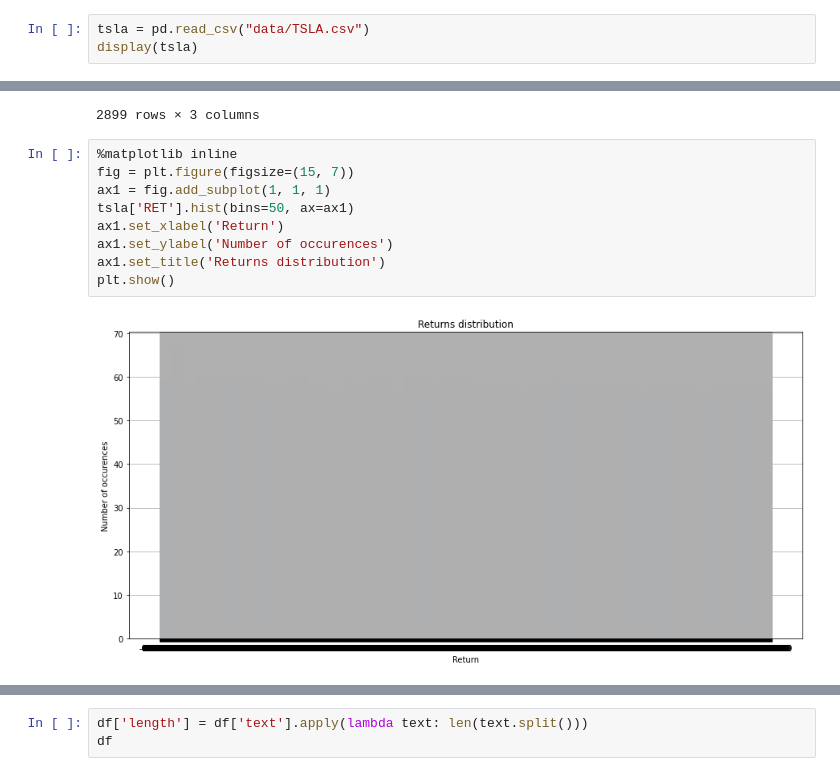
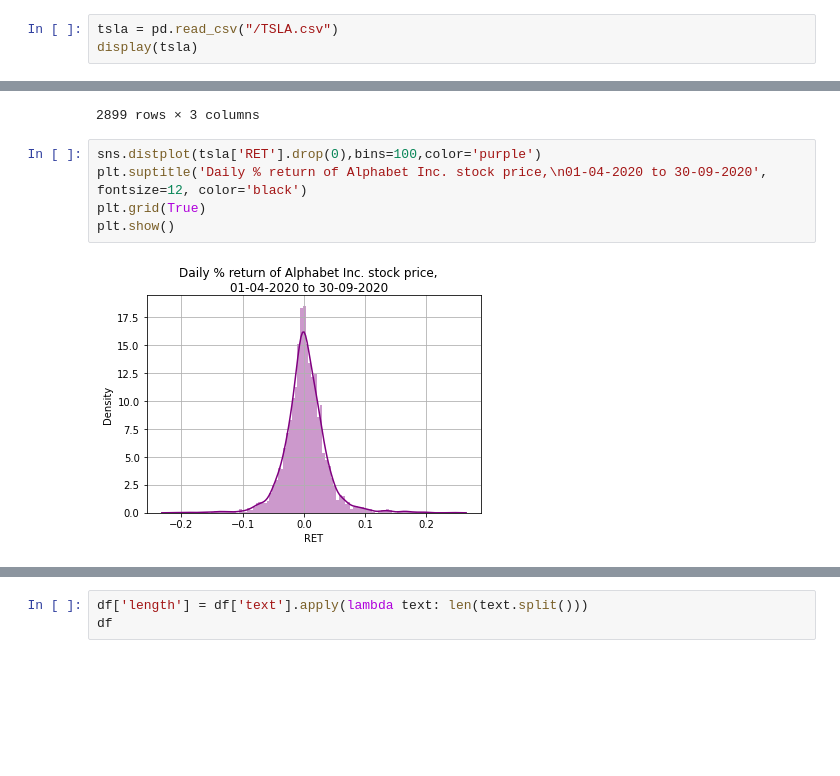
Before and after one commit to MauroLeidi/FinancialEconometrics, a Jupyter notebook: dataExploration.ipynb, the cells around one changed output, grey strips where cells are left out. Saved outputs shown, nothing was run; the diff lists cells and outputs as text; blank space fills up the shorter version.

```diff
--- a/dataExploration.ipynb
+++ b/dataExploration.ipynb
@@ -12,7 +37,7 @@ def plothisto(toPlot, xlabel,ylabel,title,bins = 50):
     plt.title(title)
     plt.show()
 # %%
-tsla = pd.read_csv("data/TSLA.csv")
+tsla = pd.read_csv("/TSLA.csv")
 display(tsla)
 # %% [output]
 |  | PERMNO | date | RET |
@@ -28,14 +53,10 @@ display(tsla)
 | 2897 | 93436 | 20211230 | -0.014592 |
 | 2898 | 93436 | 20211231 | -0.012669 |
 2899 rows × 3 columns
-# %%
-%matplotlib inline
-fig = plt.figure(figsize=(15, 7))
-ax1 = fig.add_subplot(1, 1, 1)
-tsla['RET'].hist(bins=50, ax=ax1)
-ax1.set_xlabel('Return')
-ax1.set_ylabel('Number of occurences')
-ax1.set_title('Returns distribution')
-plt.show()
-# %% [output]
-[figure, removed]
+# %%
+sns.distplot(tsla['RET'].drop(0),bins=100,color='purple')
+plt.suptitle('Daily % return of Alphabet Inc. stock price,\n01-04-2020 to 30-09-2020', fontsize=12, color='black')
+plt.grid(True)
+plt.show()
+# %% [output]
+[figure, added]
```
Also changed, not shown: parts of 21 cells of this notebook, 2 other files.
